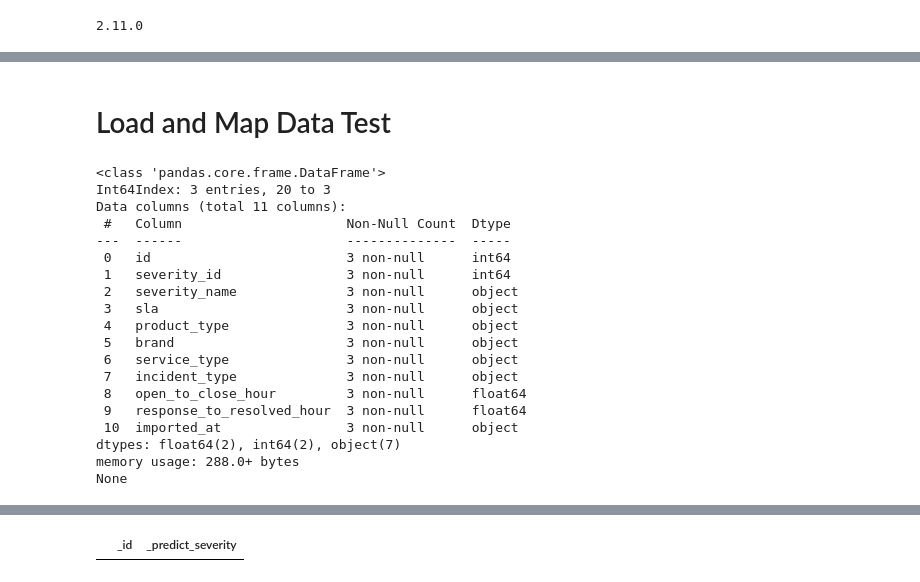
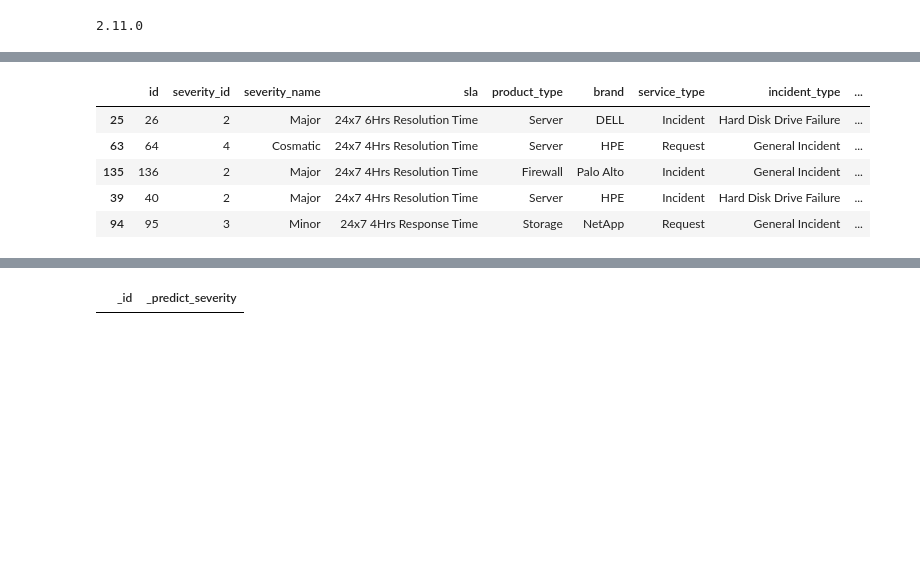
Before and after one commit to technqvi/MyYoutube-Demo, a Jupyter notebook: google_data_ai/t5-evaluate-model-prediction-on-test-data.ipynb, the cells around one changed output, grey strips where cells are left out. Saved outputs shown, nothing was run; the diff lists cells and outputs as text; code cells hidden in the pictures; blank space fills up the shorter version.

```diff
--- a/google_data_ai/t5-evaluate-model-prediction-on-test-data.ipynb
+++ b/google_data_ai/t5-evaluate-model-prediction-on-test-data.ipynb
@@ -28,15 +41,25 @@ localFile=True
 # %%
-# def download_table(bq_table_uri: str):
-#     # Remove bq:// prefix if present
-#     bqclient= bigquery.Client()
-#     prefix = "bq://"
-#     if bq_table_uri.startswith(prefix):
-#         bq_table_uri = bq_table_uri[len(prefix) :]
+bqclient= bigquery.Client(project=projectId)
+def download_table(bq_table_uri: str):
 
-#     table = bigquery.TableReference.from_string(bq_table_uri)
-#     rows = bqclient.list_rows(table)
-#     return rows.to_dataframe()
+    prefix = "bq://"
+    if bq_table_uri.startswith(prefix):
+        bq_table_uri = bq_table_uri[len(prefix) :]
 
-# dfNewData=download_table("pongthorn.SMartML.new_incident")
-# dfNewData.to_csv(filePath,index=False)
-# dfNewData.info()
+    table = bigquery.TableReference.from_string(bq_table_uri)
+    rows = bqclient.list_rows(table)
+    return rows.to_dataframe()
+
+dfNewData=download_table(f"{projectId}.{dataset_id}.{table_id}")
+
+# test data
+
+dfNewData=dfNewData.rename(columns={'label_multi_severity':'severity'})
+dfNewData=dfNewData.drop(columns=['label_binary_severity'])
+
+if 'id' not in dfNewData.columns.to_list():
+    dfNewData=dfNewData.reset_index(drop=True)
+    dfNewData = dfNewData.reset_index(level=0)
+    dfNewData.rename(columns={"index": "id"},inplace=True)
+    dfNewData['id']=dfNewData['id']+1
+print(dfNewData.info())
@@ -43,30 +86,9 @@ localFile=True
-# %% [markdown]
-
-# Load and Map Data Test
 # %%
-if  localFile:
-    dfNewData=pd.read_csv(filePath)
-
-dfNewData=dfNewData.sample(3)
-print(dfNewData.info())
-# dfNewData
+dfNewData.sample(5)
 # %% [output]
-<class 'pandas.core.frame.DataFrame'>
-Int64Index: 3 entries, 20 to 3
-Data columns (total 11 columns):
- #   Column                     Non-Null Count  Dtype
----  ------                     --------------  -----
- 0   id                         3 non-null      int64
- 1   severity_id                3 non-null      int64
- 2   severity_name              3 non-null      object
- 3   sla                        3 non-null      object
- 4   product_type               3 non-null      object
- 5   brand                      3 non-null      object
- 6   service_type               3 non-null      object
- 7   incident_type              3 non-null      object
- 8   open_to_close_hour         3 non-null      float64
- 9   response_to_resolved_hour  3 non-null      float64
- 10  imported_at                3 non-null      object
-dtypes: float64(2), int64(2), object(7)
-memory usage: 288.0+ bytes
-None
+|  | id | severity_id | severity_name | sla | product_type | brand | service_type | incident_type | ... |
+| 25 | 26 | 2 | Major | 24x7 6Hrs Resolution Time | Server | DELL | Incident | Hard Disk Drive Failure | ... |
+| 63 | 64 | 4 | Cosmatic | 24x7 4Hrs Resolution Time | Server | HPE | Request | General Incident | ... |
+| 135 | 136 | 2 | Major | 24x7 4Hrs Resolution Time | Firewall | Palo Alto | Incident | General Incident | ... |
+| 39 | 40 | 2 | Major | 24x7 4Hrs Resolution Time | Server | HPE | Incident | Hard Disk Drive Failure | ... |
+| 94 | 95 | 3 | Minor | 24x7 4Hrs Response Time | Storage | NetApp | Request | General Incident | ... |
```
Also changed, not shown: parts of 17 cells of this notebook.
